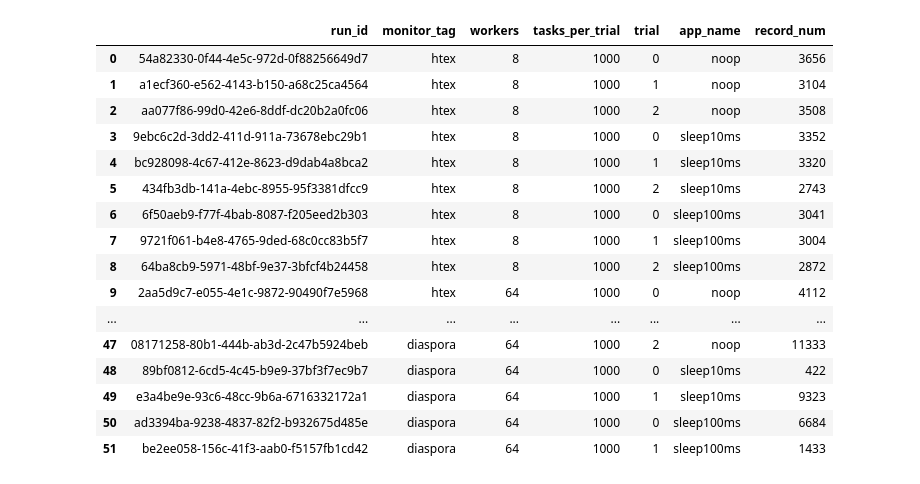
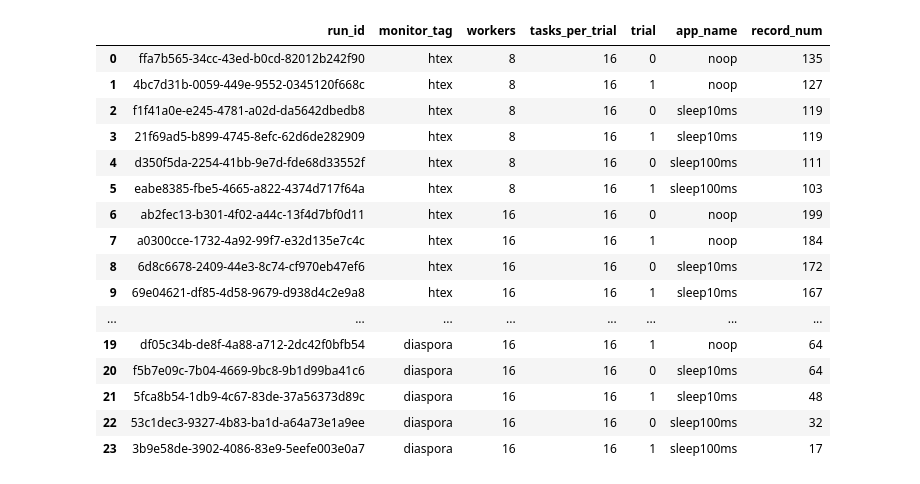
Before and after one commit to ClaudiaCumberbatch/resilient_compute, a Jupyter notebook: performance_experiments/scaling/parsl_resilience/cnt_entry.ipynb, the cells around one changed output. Saved outputs shown, nothing was run; the diff lists cells and outputs as text; code cells hidden in the pictures.

```diff
--- a/performance_experiments/scaling/parsl_resilience/cnt_entry.ipynb
+++ b/performance_experiments/scaling/parsl_resilience/cnt_entry.ipynb
@@ -3,30 +3,30 @@ import sqlite3
 import pandas as pd
 # %%
 conn = sqlite3.connect('data.db')
-table1 = "trail3-2024-03-23_02-02-06"
+table1 = "trail2-2024-03-26_15-21-32"
 table2 = "entry_cnt"
 cmd = f'''
 SELECT "{table1}".run_id,monitor_tag,workers,tasks_per_trial,trial,"{table1}".app_name,record_num FROM "{table1}"
 JOIN "{table2}"
 ON '{table1}'.run_id = '{table2}'.run_id
 '''
 tasks = pd.read_sql_query(cmd, conn)
 tasks
 # %% [output]
 |  | run_id | monitor_tag | workers | tasks_per_trial | trial | app_name | record_num |
-| 0 | 54a82330-0f44-4e5c-972d-0f88256649d7 | htex | 8 | 1000 | 0 | noop | 3656 |
-| 1 | a1ecf360-e562-4143-b150-a68c25ca4564 | htex | 8 | 1000 | 1 | noop | 3104 |
-| 2 | aa077f86-99d0-42e6-8ddf-dc20b2a0fc06 | htex | 8 | 1000 | 2 | noop | 3508 |
-| 3 | 9ebc6c2d-3dd2-411d-911a-73678ebc29b1 | htex | 8 | 1000 | 0 | sleep10ms | 3352 |
-| 4 | bc928098-4c67-412e-8623-d9dab4a8bca2 | htex | 8 | 1000 | 1 | sleep10ms | 3320 |
-| 5 | 434fb3db-141a-4ebc-8955-95f3381dfcc9 | htex | 8 | 1000 | 2 | sleep10ms | 2743 |
-| 6 | 6f50aeb9-f77f-4bab-8087-f205eed2b303 | htex | 8 | 1000 | 0 | sleep100ms | 3041 |
-| 7 | 9721f061-b4e8-4765-9ded-68c0cc83b5f7 | htex | 8 | 1000 | 1 | sleep100ms | 3004 |
-| 8 | 64ba8cb9-5971-48bf-9e37-3bfcf4b24458 | htex | 8 | 1000 | 2 | sleep100ms | 2872 |
-| 9 | 2aa5d9c7-e055-4e1c-9872-90490f7e5968 | htex | 64 | 1000 | 0 | noop | 4112 |
+| 0 | ffa7b565-34cc-43ed-b0cd-82012b242f90 | htex | 8 | 16 | 0 | noop | 135 |
+| 1 | 4bc7d31b-0059-449e-9552-0345120f668c | htex | 8 | 16 | 1 | noop | 127 |
+| 2 | f1f41a0e-e245-4781-a02d-da5642dbedb8 | htex | 8 | 16 | 0 | sleep10ms | 119 |
+| 3 | 21f69ad5-b899-4745-8efc-62d6de282909 | htex | 8 | 16 | 1 | sleep10ms | 119 |
+| 4 | d350f5da-2254-41bb-9e7d-fde68d33552f | htex | 8 | 16 | 0 | sleep100ms | 111 |
+| 5 | eabe8385-fbe5-4665-a822-4374d717f64a | htex | 8 | 16 | 1 | sleep100ms | 103 |
+| 6 | ab2fec13-b301-4f02-a44c-13f4d7bf0d11 | htex | 16 | 16 | 0 | noop | 199 |
+| 7 | a0300cce-1732-4a92-99f7-e32d135e7c4c | htex | 16 | 16 | 1 | noop | 184 |
+| 8 | 6d8c6678-2409-44e3-8c74-cf970eb47ef6 | htex | 16 | 16 | 0 | sleep10ms | 172 |
+| 9 | 69e04621-df85-4d58-9679-d938d4c2e9a8 | htex | 16 | 16 | 1 | sleep10ms | 167 |
 | ... | ... | ... | ... | ... | ... | ... | ... |
-| 47 | 08171258-80b1-444b-ab3d-2c47b5924beb | diaspora | 64 | 1000 | 2 | noop | 11333 |
-| 48 | 89bf0812-6cd5-4c45-b9e9-37bf3f7ec9b7 | diaspora | 64 | 1000 | 0 | sleep10ms | 422 |
-| 49 | e3a4be9e-93c6-48cc-9b6a-6716332172a1 | diaspora | 64 | 1000 | 1 | sleep10ms | 9323 |
-| 50 | ad3394ba-9238-4837-82f2-b932675d485e | diaspora | 64 | 1000 | 0 | sleep100ms | 6684 |
-| 51 | be2ee058-156c-41f3-aab0-f5157fb1cd42 | diaspora | 64 | 1000 | 1 | sleep100ms | 1433 |
+| 19 | df05c34b-de8f-4a88-a712-2dc42f0bfb54 | diaspora | 16 | 16 | 1 | noop | 64 |
+| 20 | f5b7e09c-7b04-4669-9bc8-9b1d99ba41c6 | diaspora | 16 | 16 | 0 | sleep10ms | 64 |
+| 21 | 5fca8b54-1db9-4c67-83de-37a56373d89c | diaspora | 16 | 16 | 1 | sleep10ms | 48 |
+| 22 | 53c1dec3-9327-4b83-ba1d-a64a73e1a9ee | diaspora | 16 | 16 | 0 | sleep100ms | 32 |
+| 23 | 3b9e58de-3902-4086-83e9-5eefe003e0a7 | diaspora | 16 | 16 | 1 | sleep100ms | 17 |
```
Also changed, not shown: parts of 1 cell of this notebook, 15 other files.
